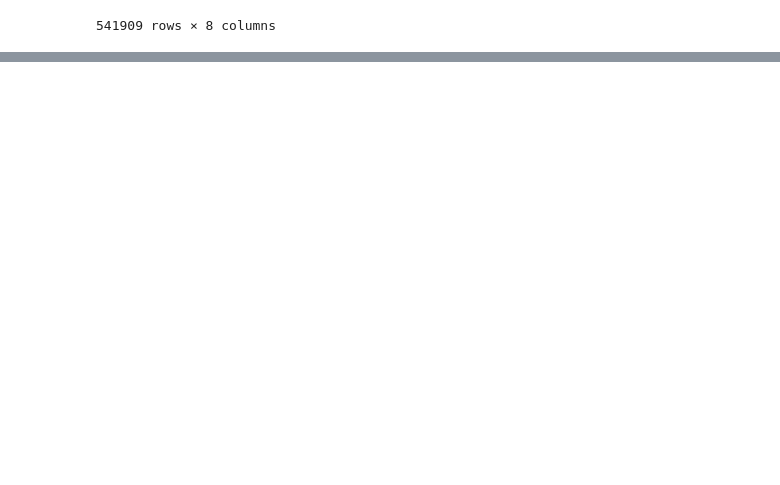
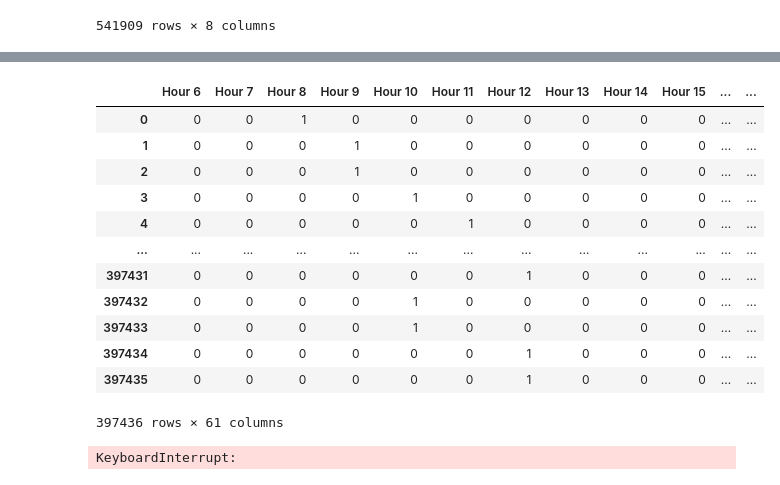
Before and after one commit to Denisalik/Data-minning, a Jupyter notebook: s3/pca.ipynb, the cells around one changed output, grey strips where cells are left out. Saved outputs shown, nothing was run; the diff lists cells and outputs as text; code cells hidden in the pictures; blank space fills up the shorter version.

```diff
--- a/s3/pca.ipynb
+++ b/s3/pca.ipynb
@@ -52,0 +159,24 @@ PCA()
+# %%
+# from sklearn.ensemble import GradientBoostingClassifier
+from sklearn.linear_model import LogisticRegression
+from sklearn.ensemble import RandomForestClassifier
+from sklearn.model_selection import train_test_split
+from sklearn.metrics import accuracy_score
+import numpy as np
+import pandas as pd
+X = pd.read_csv("preprocessed.xlsx")
+X
+# %% [output]
+|  | Hour 6 | Hour 7 | Hour 8 | Hour 9 | Hour 10 | Hour 11 | Hour 12 | Hour 13 | Hour 14 | Hour 15 | ... | ... |
+| 0 | 0 | 0 | 1 | 0 | 0 | 0 | 0 | 0 | 0 | 0 | ... | ... |
+| 1 | 0 | 0 | 0 | 1 | 0 | 0 | 0 | 0 | 0 | 0 | ... | ... |
+| 2 | 0 | 0 | 0 | 1 | 0 | 0 | 0 | 0 | 0 | 0 | ... | ... |
+| 3 | 0 | 0 | 0 | 0 | 1 | 0 | 0 | 0 | 0 | 0 | ... | ... |
+| 4 | 0 | 0 | 0 | 0 | 0 | 1 | 0 | 0 | 0 | 0 | ... | ... |
+| ... | ... | ... | ... | ... | ... | ... | ... | ... | ... | ... | ... | ... |
+| 397431 | 0 | 0 | 0 | 0 | 0 | 0 | 1 | 0 | 0 | 0 | ... | ... |
+| 397432 | 0 | 0 | 0 | 0 | 1 | 0 | 0 | 0 | 0 | 0 | ... | ... |
+| 397433 | 0 | 0 | 0 | 0 | 1 | 0 | 0 | 0 | 0 | 0 | ... | ... |
+| 397434 | 0 | 0 | 0 | 0 | 0 | 0 | 1 | 0 | 0 | 0 | ... | ... |
+| 397435 | 0 | 0 | 0 | 0 | 0 | 0 | 1 | 0 | 0 | 0 | ... | ... |
+397436 rows × 61 columns
@@ -52,0 +185,5 @@ PCA()
+# %%
+# clf = GradientBoostingClassifier(n_estimators=100, learning_rate=0.1, max_depth=3).fit(X_train, y_train)
+clf = LogisticRegression().fit(X_train, y_train)
+# %% [output]
+KeyboardInterrupt:
```
Also changed, not shown: parts of 11 cells of this notebook, 1 other file.
